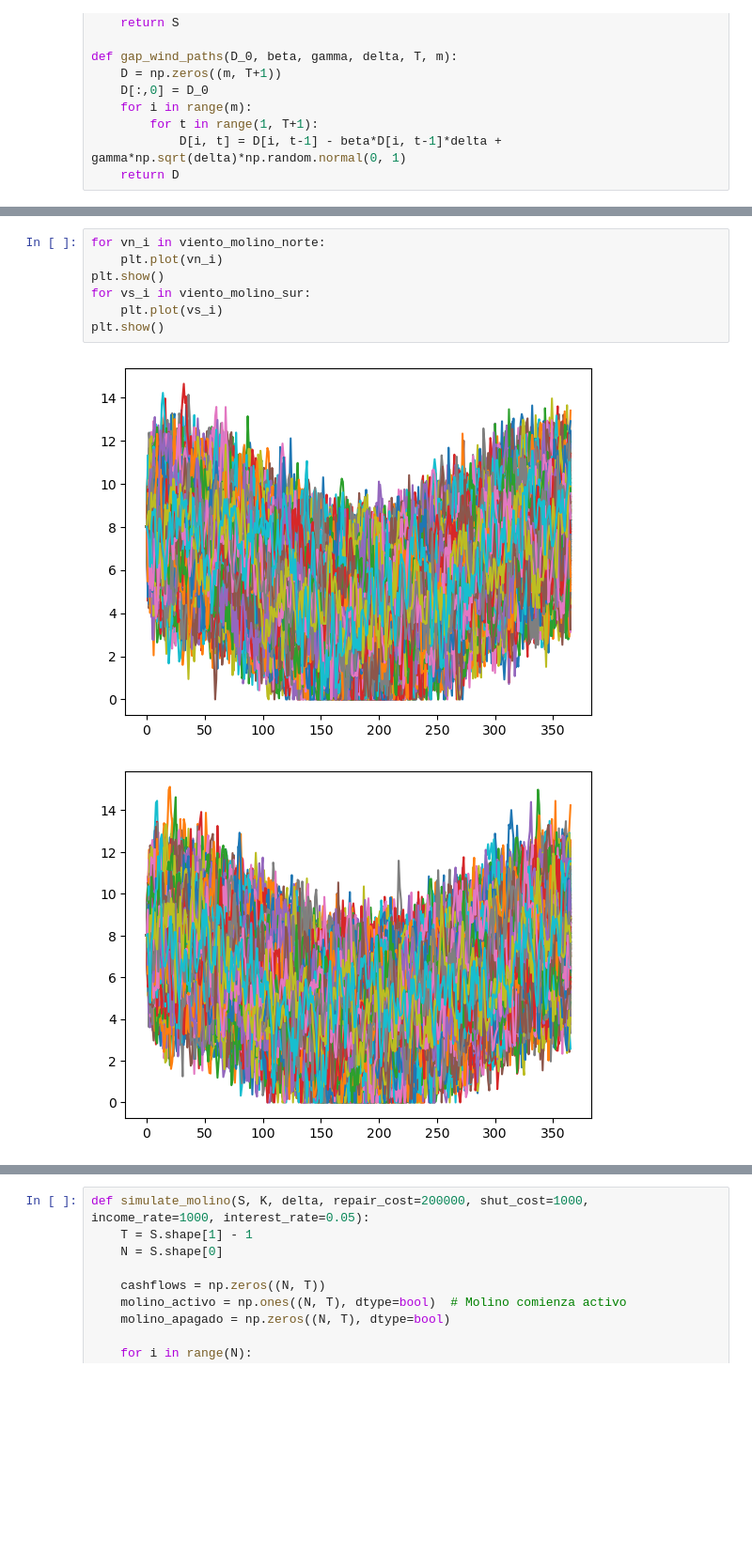
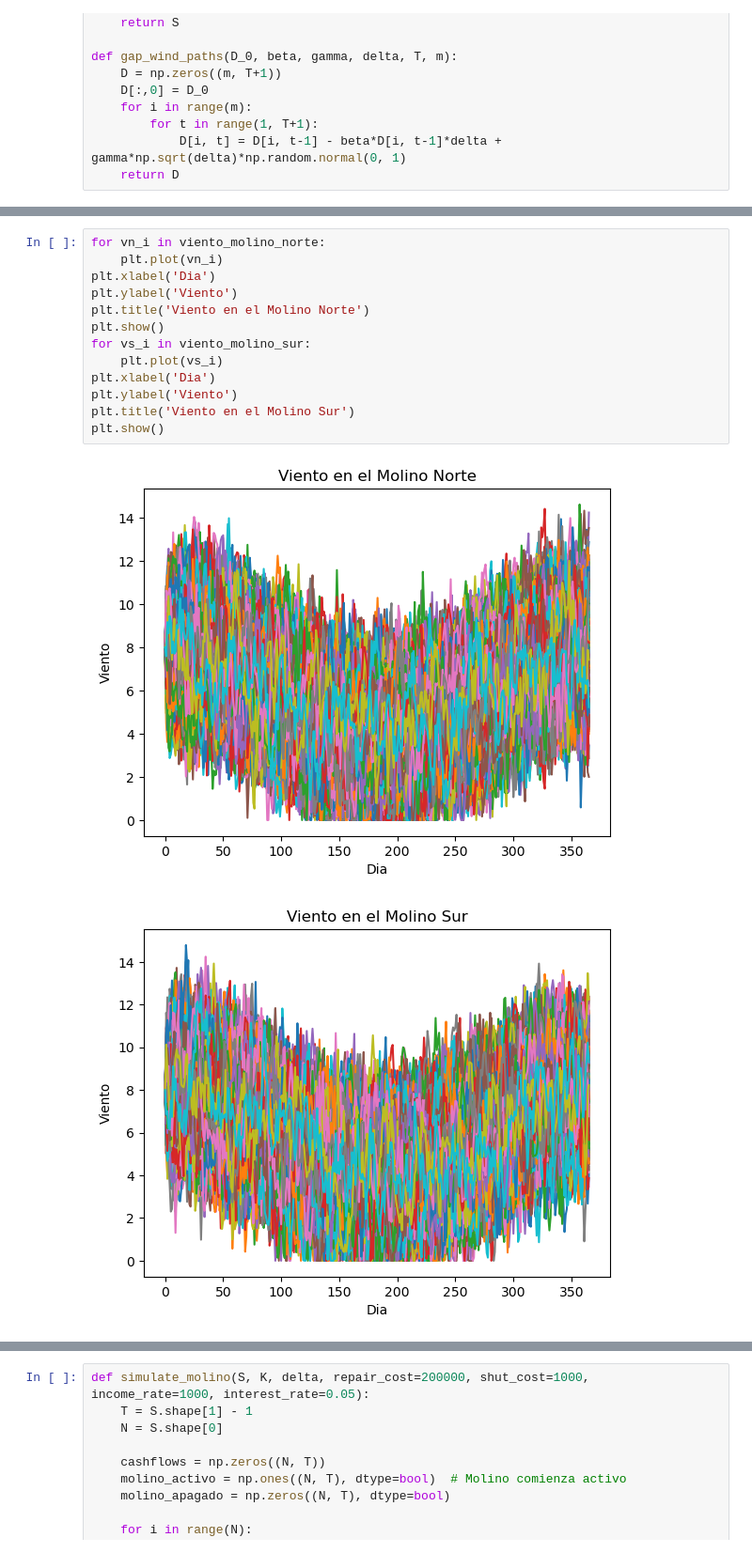
Before and after one commit to emi-verdun/Simulacion-Molino-ACN, a Jupyter notebook: simulacion.ipynb, the cells around one changed output, grey strips where cells are left out. Shown at 94% size. Cells and saved outputs as stored; diff of their text form; blank space fills up the shorter version.

```diff
--- a/simulacion.ipynb
+++ b/simulacion.ipynb
@@ -162,10 +196,16 @@ viento_molino_sur = np.maximum(viento_molino_sur, 0)
 # %%
 for vn_i in viento_molino_norte:
     plt.plot(vn_i)
+plt.xlabel('Dia')
+plt.ylabel('Viento')
+plt.title('Viento en el Molino Norte')
 plt.show()
 for vs_i in viento_molino_sur:
     plt.plot(vs_i)
+plt.xlabel('Dia')
+plt.ylabel('Viento')
+plt.title('Viento en el Molino Sur')
 plt.show()
 # %% [output]
-[figure, old version]
+[figure, new version]
-[figure, old version]
+[figure, new version]
```
Also changed, not shown: parts of 18 cells of this notebook.
